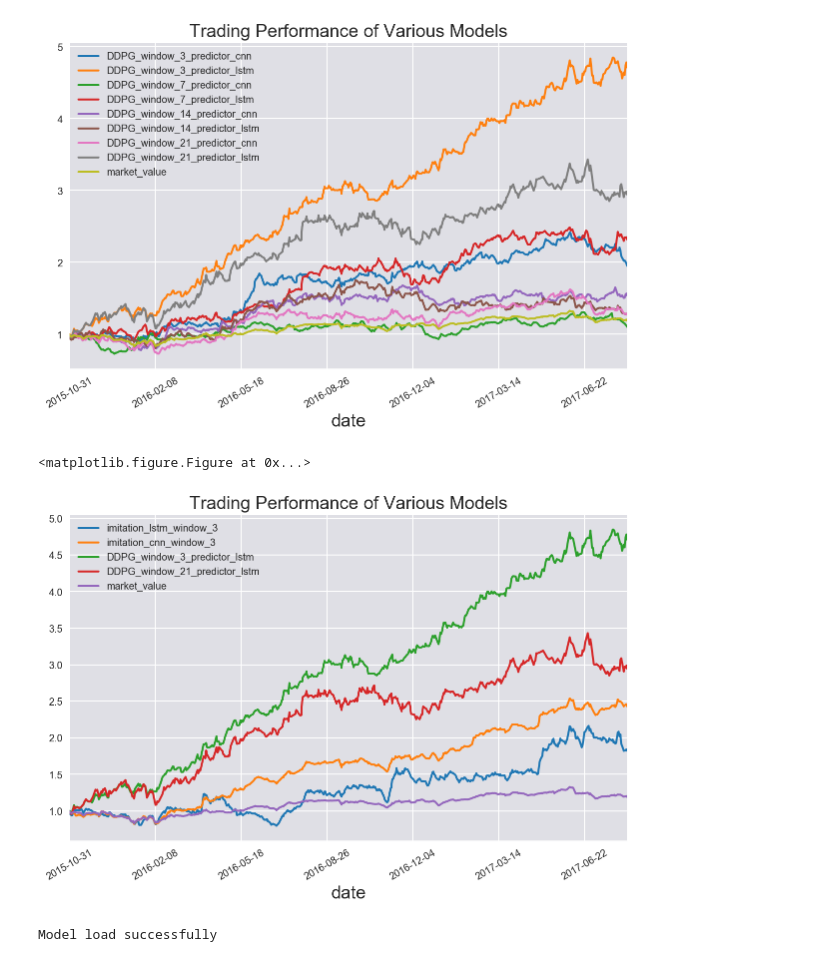
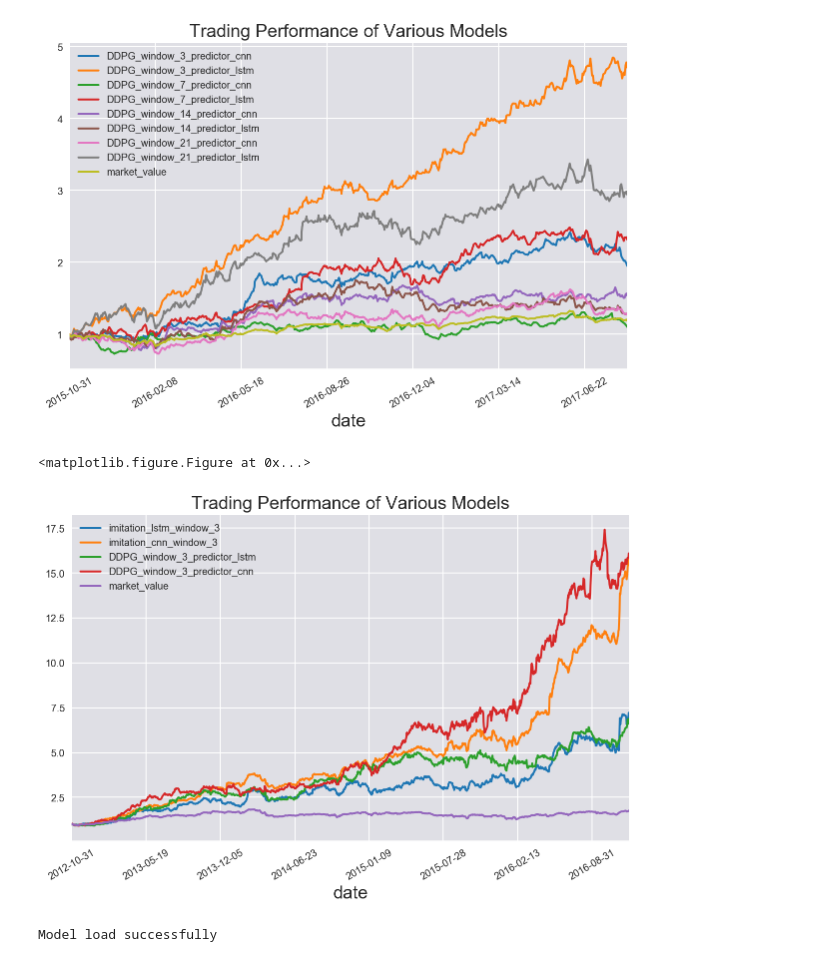
Before and after one commit to vermouth1992/drl-portfolio-management, a Jupyter notebook: src/ddpg_experiments.ipynb, the cells around one changed output. Cells and saved outputs as stored; diff of their text form; code cells hidden in the pictures.

```diff
--- a/src/ddpg_experiments.ipynb
+++ b/src/ddpg_experiments.ipynb
@@ -252,14 +256,14 @@ test_model_multiple(env, models[8:])
 [figure]
 # %%
 from environment.portfolio import MultiActionPortfolioEnv
-selected_models = [models[0], models[1], models[9], models[15]]
-selected_model_names = [model_names[0], model_names[1], model_names[9], model_names[15]]
-env = MultiActionPortfolioEnv(testing_history, testing_stocks, selected_model_names, steps=650,
-                              start_idx=num_training_time, sample_start_date='2015-10-30')
+selected_models = [models[0], models[1], models[9], models[8]]
+selected_model_names = [model_names[0], model_names[1], model_names[9], model_names[8]]
+env = MultiActionPortfolioEnv(target_history, target_stocks, selected_model_names, steps=1500,
+                              start_idx=0, sample_start_date='2012-10-30')
 test_model_multiple(env, selected_models)
 # %% [output]
 <matplotlib.figure.Figure at 0x...>
-[figure, old version]
+[figure, new version]
 # %%
 from model.supervised.imitation_optimal_action import *
 # %%
```
Also changed, not shown: parts of 8 cells of this notebook, 1 other file.
